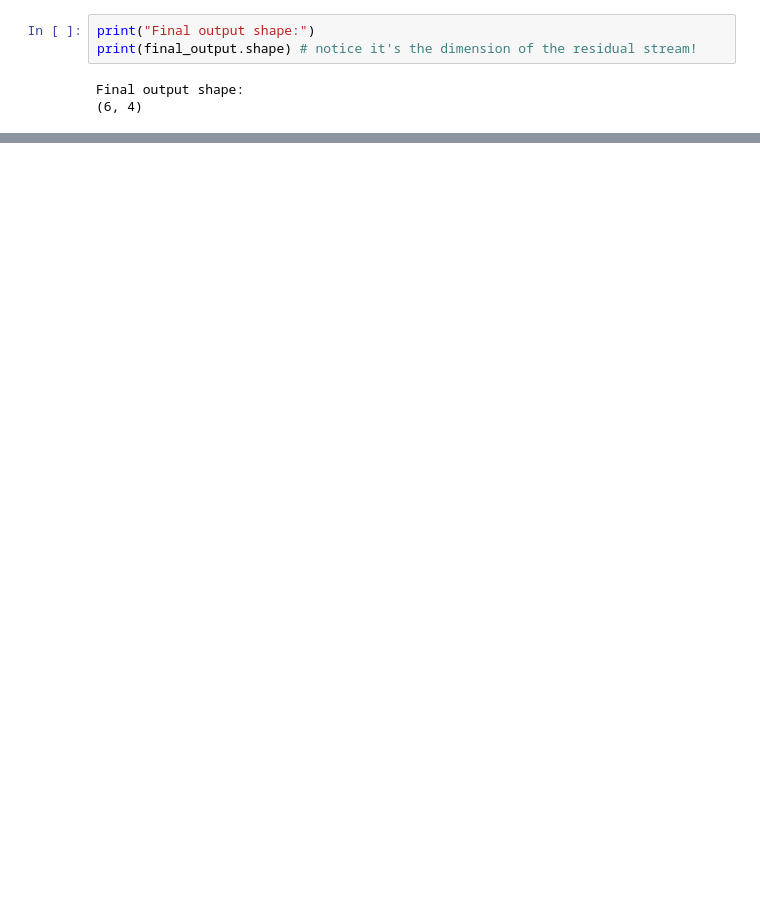
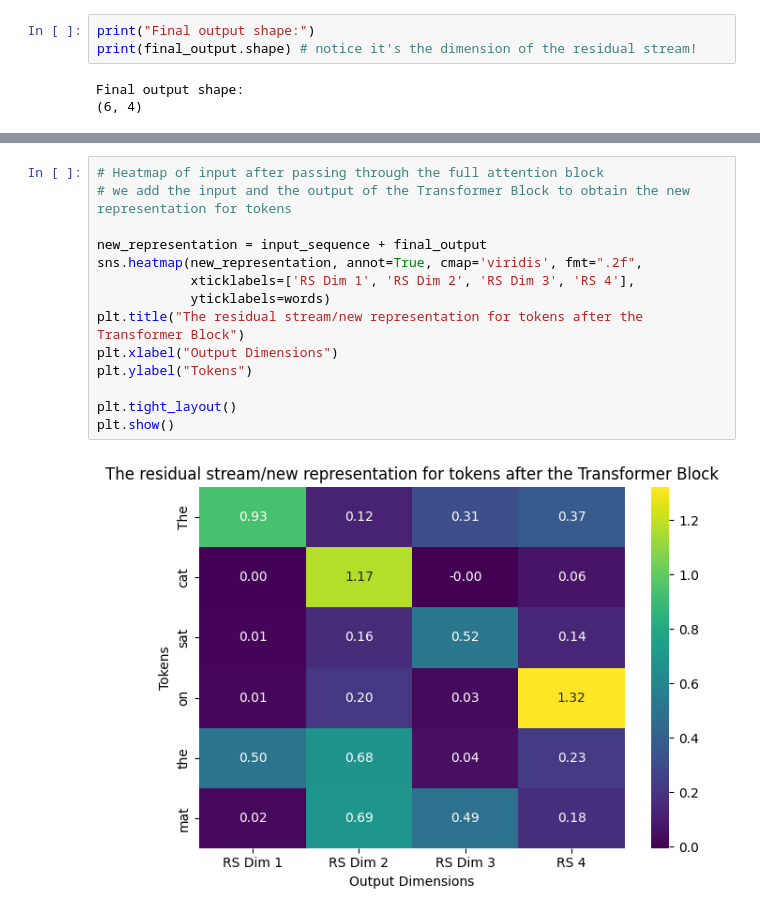
Before and after one commit to errai34/ai4astro_imprs_2025, a Jupyter notebook: tutorial_attention_imprs.ipynb, the cells around one changed output, grey strips where cells are left out. Drawn from its saved outputs; the diff is of its cells as text; blank space fills up the shorter version.

```diff
--- a/tutorial_attention_imprs.ipynb
+++ b/tutorial_attention_imprs.ipynb
@@ -1028,0 +1081,16 @@ plt.show()
+# %%
+# Heatmap of input after passing through the full attention block
+# we add the input and the output of the Transformer Block to obtain the new representation for tokens
+
+new_representation = input_sequence + final_output
+sns.heatmap(new_representation, annot=True, cmap='viridis', fmt=".2f",
+            xticklabels=['RS Dim 1', 'RS Dim 2', 'RS Dim 3', 'RS 4'],
+            yticklabels=words)
+plt.title("The residual stream/new representation for tokens after the Transformer Block")
+plt.xlabel("Output Dimensions")
+plt.ylabel("Tokens")
+
+plt.tight_layout()
+plt.show()
+# %% [output]
+[figure, added]
```
Also changed, not shown: parts of 40 cells of this notebook.
